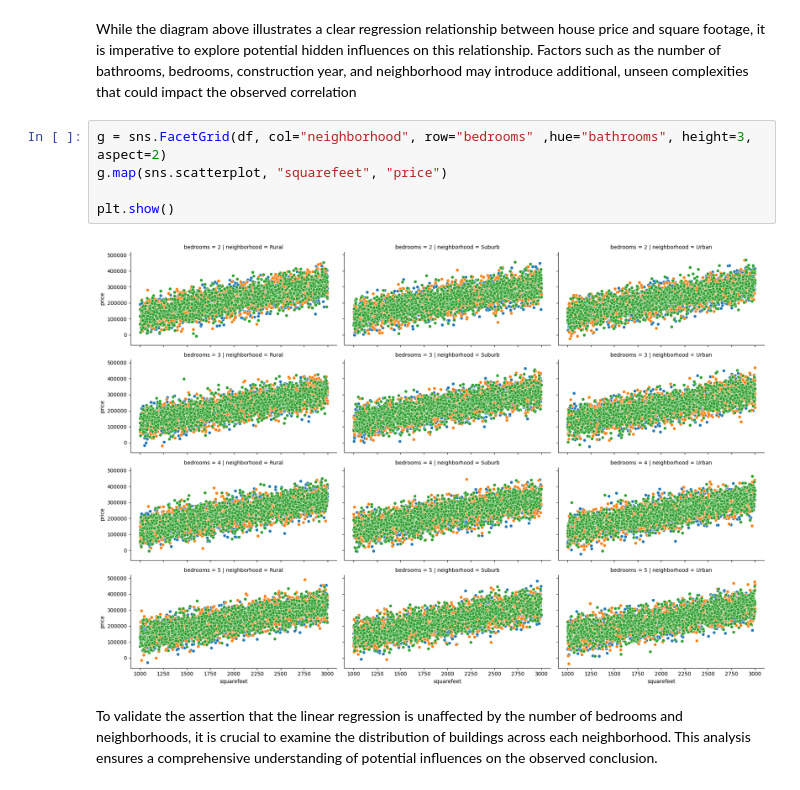
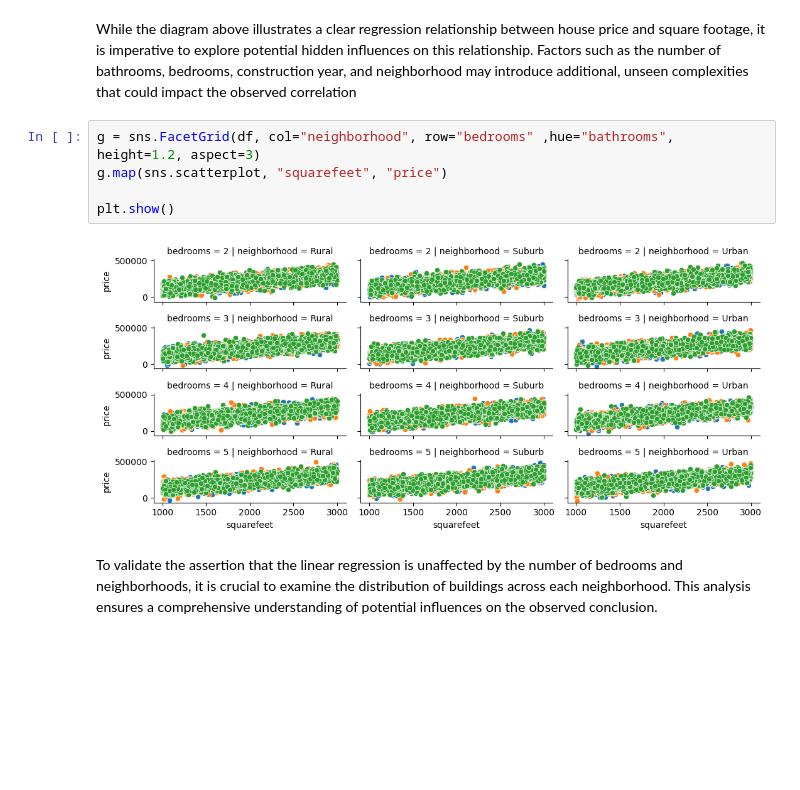
Before and after one commit to saeedshirani/House-Price-Prediction, a Jupyter notebook: EDA/EDA.ipynb, the cells around one changed output. Cells and saved outputs as stored; diff of their text form; blank space fills up the shorter version.

Commit message:
images added.

```diff
--- a/EDA/EDA.ipynb
+++ b/EDA/EDA.ipynb
@@ -91,12 +92,12 @@ df[:1]
 # %% [markdown]
 While the diagram above illustrates a clear regression relationship between house price and square footage, it is imperative to explore potential hidden influences on this relationship. Factors such as the number of bathrooms, bedrooms, construction year, and neighborhood may introduce additional, unseen complexities that could impact the observed correlation
 # %%
-g = sns.FacetGrid(df, col="neighborhood", row="bedrooms" ,hue="bathrooms", height=3, aspect=2)
+g = sns.FacetGrid(df, col="neighborhood", row="bedrooms" ,hue="bathrooms", height=1.2, aspect=3)
 g.map(sns.scatterplot, "squarefeet", "price")
 
 plt.show()
 # %% [output]
-[figure, old version]
+[figure, new version]
 # %% [markdown]
 To validate the assertion that the linear regression is unaffected by the number of bedrooms and neighborhoods, it is crucial to examine the distribution of buildings across each neighborhood. This analysis ensures a comprehensive understanding of potential influences on the observed conclusion.
 # %% [markdown]
```
Also changed, not shown: parts of 1 cell of this notebook, 4 other files.
